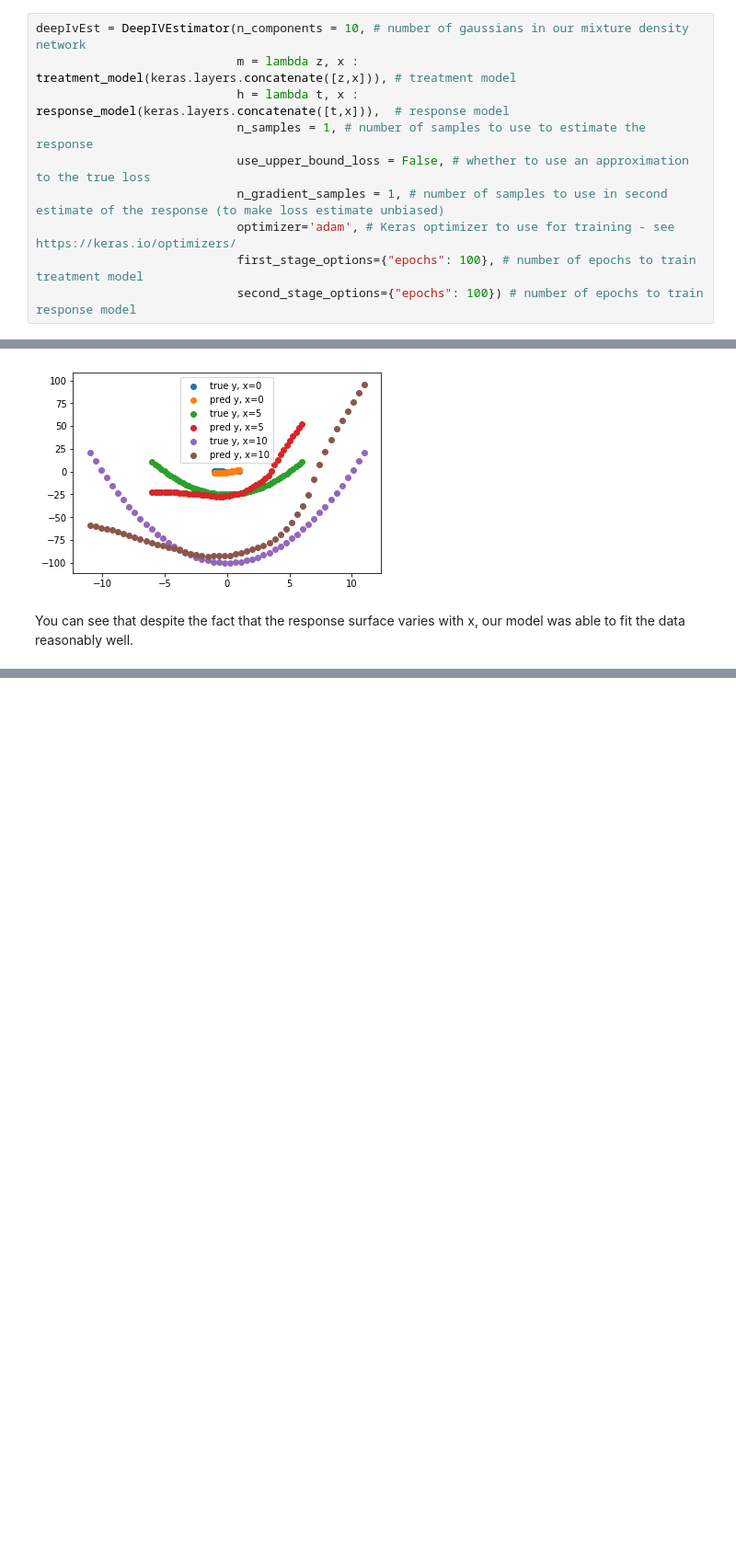
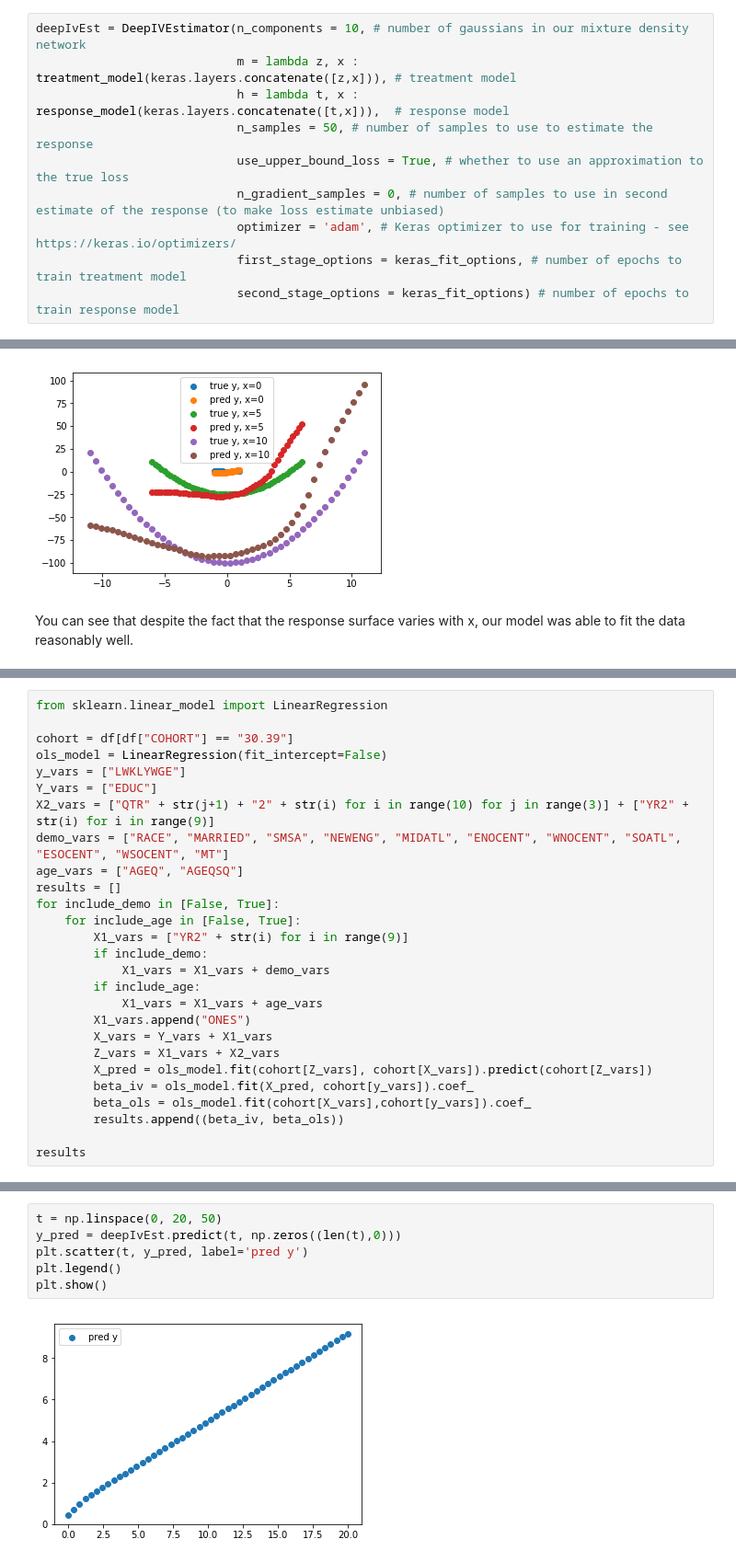
Before and after one commit to py-why/EconML, a Jupyter notebook: notebooks/Deep IV Examples.ipynb, the cells around one changed output, grey strips where cells are left out. Shown at 92% size. Saved outputs shown, nothing was run; the diff lists cells and outputs as text; blank space fills up the shorter version.

```diff
--- a/notebooks/Deep IV Examples.ipynb
+++ b/notebooks/Deep IV Examples.ipynb
@@ -101,12 +103,12 @@ Now we'll instantiate the `DeepIVEstimator` class using these models.  Defining
 deepIvEst = DeepIVEstimator(n_components = 10, # number of gaussians in our mixture density network
                             m = lambda z, x : treatment_model(keras.layers.concatenate([z,x])), # treatment model
                             h = lambda t, x : response_model(keras.layers.concatenate([t,x])),  # response model
-                            n_samples = 1, # number of samples to use to estimate the response
-                            use_upper_bound_loss = False, # whether to use an approximation to the true loss
-                            n_gradient_samples = 1, # number of samples to use in second estimate of the response (to make loss estimate unbiased)
-                            optimizer='adam', # Keras optimizer to use for training - see https://keras.io/optimizers/
-                            first_stage_options={"epochs": 100}, # number of epochs to train treatment model
-                            second_stage_options={"epochs": 100}) # number of epochs to train response model
+                            n_samples = 50, # number of samples to use to estimate the response
+                            use_upper_bound_loss = True, # whether to use an approximation to the true loss
+                            n_gradient_samples = 0, # number of samples to use in second estimate of the response (to make loss estimate unbiased)
+                            optimizer = 'adam', # Keras optimizer to use for training - see https://keras.io/optimizers/
+                            first_stage_options = keras_fit_options, # number of epochs to train treatment model
+                            second_stage_options = keras_fit_options) # number of epochs to train response model
 # %% [markdown]
 ## Fitting and predicting using the model
 Now we can fit our model to the data:
@@ -165,0 +209,27 @@ You can see that despite the fact that the response surface varies with x, our m
+# %%
+from sklearn.linear_model import LinearRegression
+
+cohort = df[df["COHORT"] == "30.39"]
+ols_model = LinearRegression(fit_intercept=False)
+y_vars = ["LWKLYWGE"]
+Y_vars = ["EDUC"]
+X2_vars = ["QTR" + str(j+1) + "2" + str(i) for i in range(10) for j in range(3)] + ["YR2" + str(i) for i in range(9)]
+demo_vars = ["RACE", "MARRIED", "SMSA", "NEWENG", "MIDATL", "ENOCENT", "WNOCENT", "SOATL", "ESOCENT", "WSOCENT", "MT"]
+age_vars = ["AGEQ", "AGEQSQ"]
+results = []
+for include_demo in [False, True]:
+    for include_age in [False, True]:
+        X1_vars = ["YR2" + str(i) for i in range(9)]
+        if include_demo:
+            X1_vars = X1_vars + demo_vars
+        if include_age:
+            X1_vars = X1_vars + age_vars
+        X1_vars.append("ONES")
+        X_vars = Y_vars + X1_vars
+        Z_vars = X1_vars + X2_vars
+        X_pred = ols_model.fit(cohort[Z_vars], cohort[X_vars]).predict(cohort[Z_vars])
+        beta_iv = ols_model.fit(X_pred, cohort[y_vars]).coef_
+        beta_ols = ols_model.fit(cohort[X_vars],cohort[y_vars]).coef_
+        results.append((beta_iv, beta_ols))
+
+results
@@ -165,0 +297,8 @@ You can see that despite the fact that the response surface varies with x, our m
+# %%
+t = np.linspace(0, 20, 50)
+y_pred = deepIvEst.predict(t, np.zeros((len(t),0)))
+plt.scatter(t, y_pred, label='pred y')
+plt.legend()
+plt.show()
+# %% [output]
+[figure, added]
```
Also changed, not shown: parts of 10 cells of this notebook, 1 other file.
